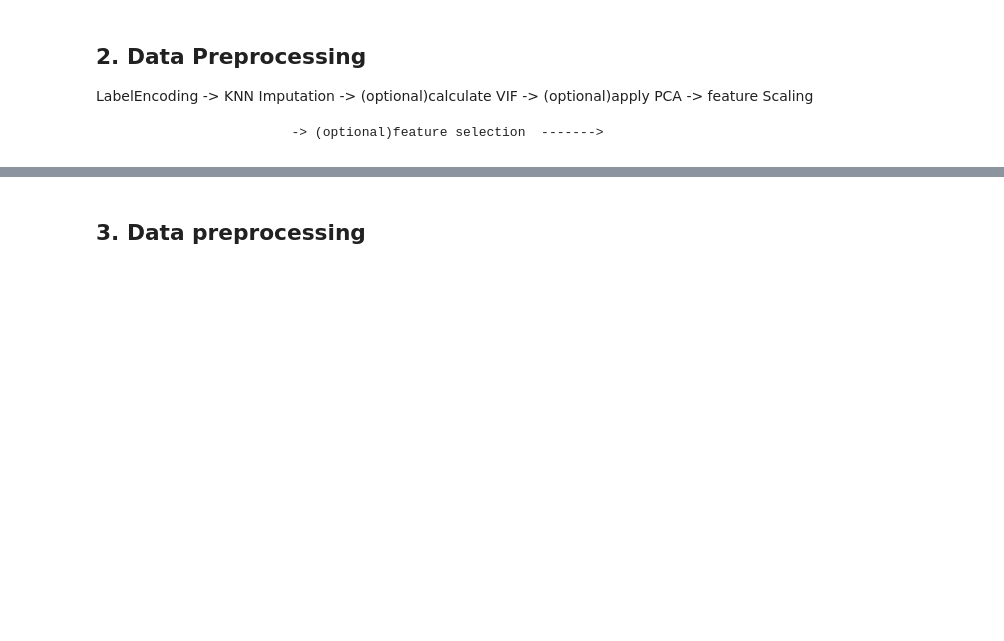
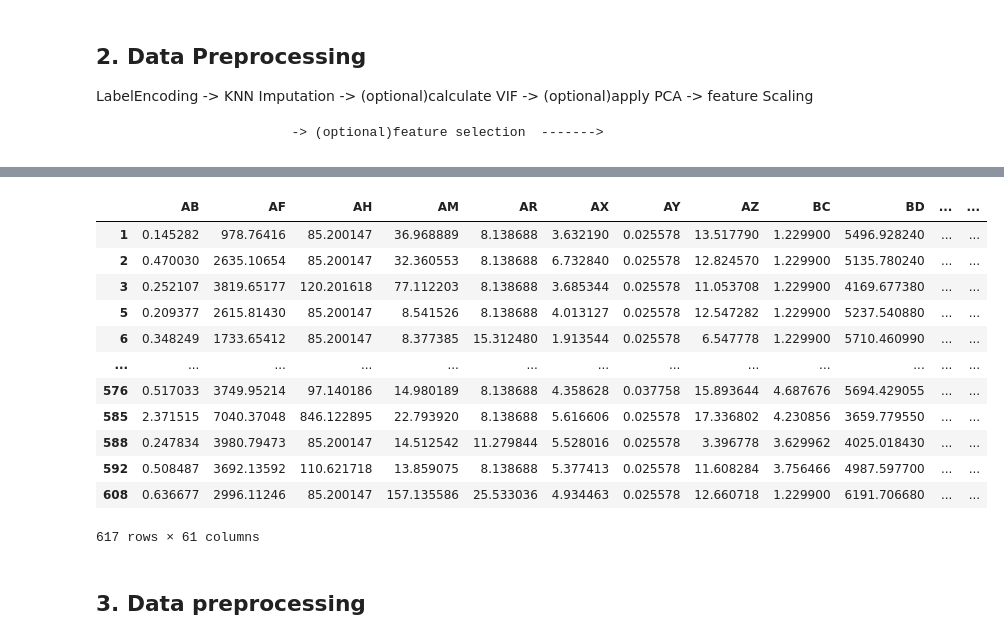
Before and after one commit to jasonheesanglee/Competitions, a Jupyter notebook: Kaggle_ICR/icr-identify-age-related-conditions/0623-bk-ydbase.ipynb, the cells around one changed output, grey strips where cells are left out. Saved outputs shown, nothing was run; the diff lists cells and outputs as text; code cells hidden in the pictures; blank space fills up the shorter version.

```diff
--- a/Kaggle_ICR/icr-identify-age-related-conditions/0623-bk-ydbase.ipynb
+++ b/Kaggle_ICR/icr-identify-age-related-conditions/0623-bk-ydbase.ipynb
@@ -158,3 +249,19 @@ train
+# %%
+pd.concat([train_0, train_1])
+# %% [output]
+|  | AB | AF | AH | AM | AR | AX | AY | AZ | BC | BD | ... | ... |
+| 1 | 0.145282 | 978.76416 | 85.200147 | 36.968889 | 8.138688 | 3.632190 | 0.025578 | 13.517790 | 1.229900 | 5496.928240 | ... | ... |
+| 2 | 0.470030 | 2635.10654 | 85.200147 | 32.360553 | 8.138688 | 6.732840 | 0.025578 | 12.824570 | 1.229900 | 5135.780240 | ... | ... |
+| 3 | 0.252107 | 3819.65177 | 120.201618 | 77.112203 | 8.138688 | 3.685344 | 0.025578 | 11.053708 | 1.229900 | 4169.677380 | ... | ... |
+| 5 | 0.209377 | 2615.81430 | 85.200147 | 8.541526 | 8.138688 | 4.013127 | 0.025578 | 12.547282 | 1.229900 | 5237.540880 | ... | ... |
+| 6 | 0.348249 | 1733.65412 | 85.200147 | 8.377385 | 15.312480 | 1.913544 | 0.025578 | 6.547778 | 1.229900 | 5710.460990 | ... | ... |
+| ... | ... | ... | ... | ... | ... | ... | ... | ... | ... | ... | ... | ... |
+| 576 | 0.517033 | 3749.95214 | 97.140186 | 14.980189 | 8.138688 | 4.358628 | 0.037758 | 15.893644 | 4.687676 | 5694.429055 | ... | ... |
+| 585 | 2.371515 | 7040.37048 | 846.122895 | 22.793920 | 8.138688 | 5.616606 | 0.025578 | 17.336802 | 4.230856 | 3659.779550 | ... | ... |
+| 588 | 0.247834 | 3980.79473 | 85.200147 | 14.512542 | 11.279844 | 5.528016 | 0.025578 | 3.396778 | 3.629962 | 4025.018430 | ... | ... |
+| 592 | 0.508487 | 3692.13592 | 110.621718 | 13.859075 | 8.138688 | 5.377413 | 0.025578 | 11.608284 | 3.756466 | 4987.597700 | ... | ... |
+| 608 | 0.636677 | 2996.11246 | 85.200147 | 157.135586 | 25.533036 | 4.934463 | 0.025578 | 12.660718 | 1.229900 | 6191.706680 | ... | ... |
+617 rows × 61 columns
 # %%
 ###############
 ### z-score ###
```
Also changed, not shown: parts of 11 cells of this notebook.
